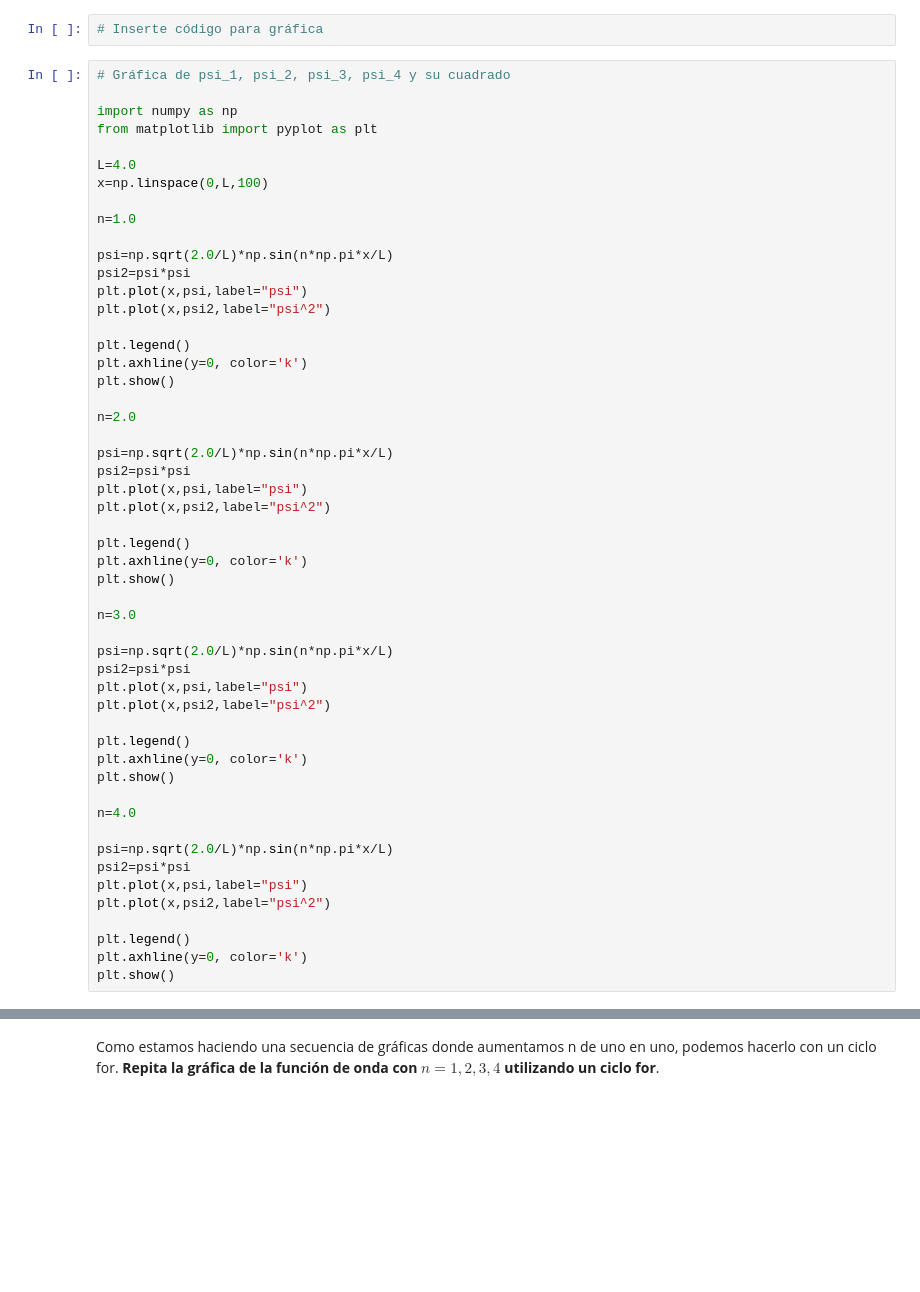
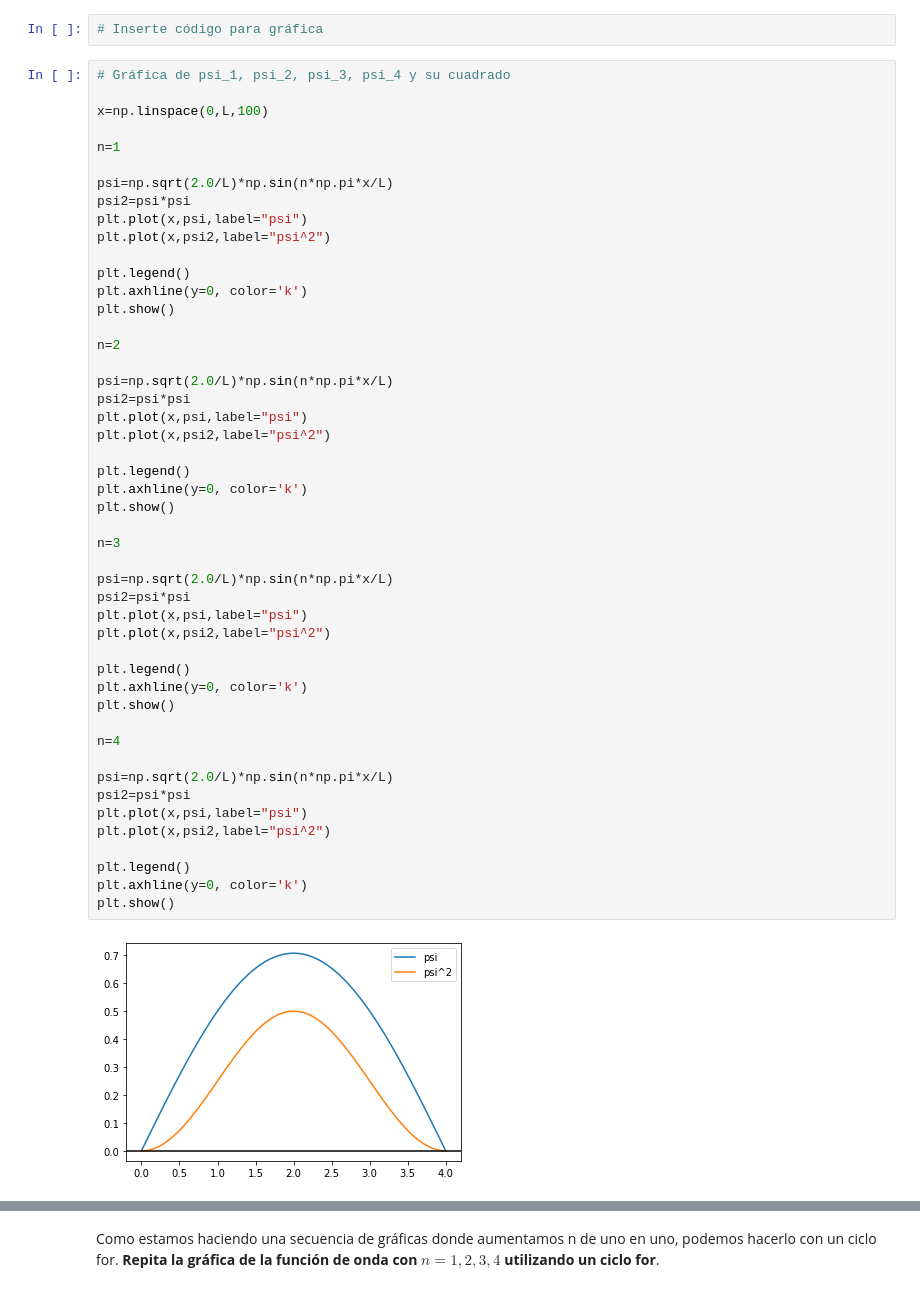
Before and after one commit to felipelewyee/Cuantica-I, a Jupyter notebook: Caja.ipynb, the cells around one changed output, grey strips where cells are left out. Drawn from its saved outputs; the diff is of its cells as text; blank space fills up the shorter version.

```diff
--- a/Caja.ipynb
+++ b/Caja.ipynb
@@ -138,13 +156,9 @@ plt.show()
 # %%
 # Gráfica de psi_1, psi_2, psi_3, psi_4 y su cuadrado
 
-import numpy as np
-from matplotlib import pyplot as plt
-
-L=4.0
 x=np.linspace(0,L,100)
 
-n=1.0
+n=1
 
 psi=np.sqrt(2.0/L)*np.sin(n*np.pi*x/L)
 psi2=psi*psi
@@ -155,35 +169,37 @@ plt.legend()
 plt.axhline(y=0, color='k')
 plt.show()
 
-n=2.0
+n=2
 
 psi=np.sqrt(2.0/L)*np.sin(n*np.pi*x/L)
 psi2=psi*psi
 plt.plot(x,psi,label="psi")
 plt.plot(x,psi2,label="psi^2")
 
 plt.legend()
 plt.axhline(y=0, color='k')
 plt.show()
 
-n=3.0
+n=3
 
 psi=np.sqrt(2.0/L)*np.sin(n*np.pi*x/L)
 psi2=psi*psi
 plt.plot(x,psi,label="psi")
 plt.plot(x,psi2,label="psi^2")
 
 plt.legend()
 plt.axhline(y=0, color='k')
 plt.show()
 
-n=4.0
+n=4
 
 psi=np.sqrt(2.0/L)*np.sin(n*np.pi*x/L)
 psi2=psi*psi
 plt.plot(x,psi,label="psi")
 plt.plot(x,psi2,label="psi^2")
 
 plt.legend()
 plt.axhline(y=0, color='k')
 plt.show()
+# %% [output]
+[figure, added]
```
Also changed, not shown: parts of 19 cells of this notebook, 30 other files.
